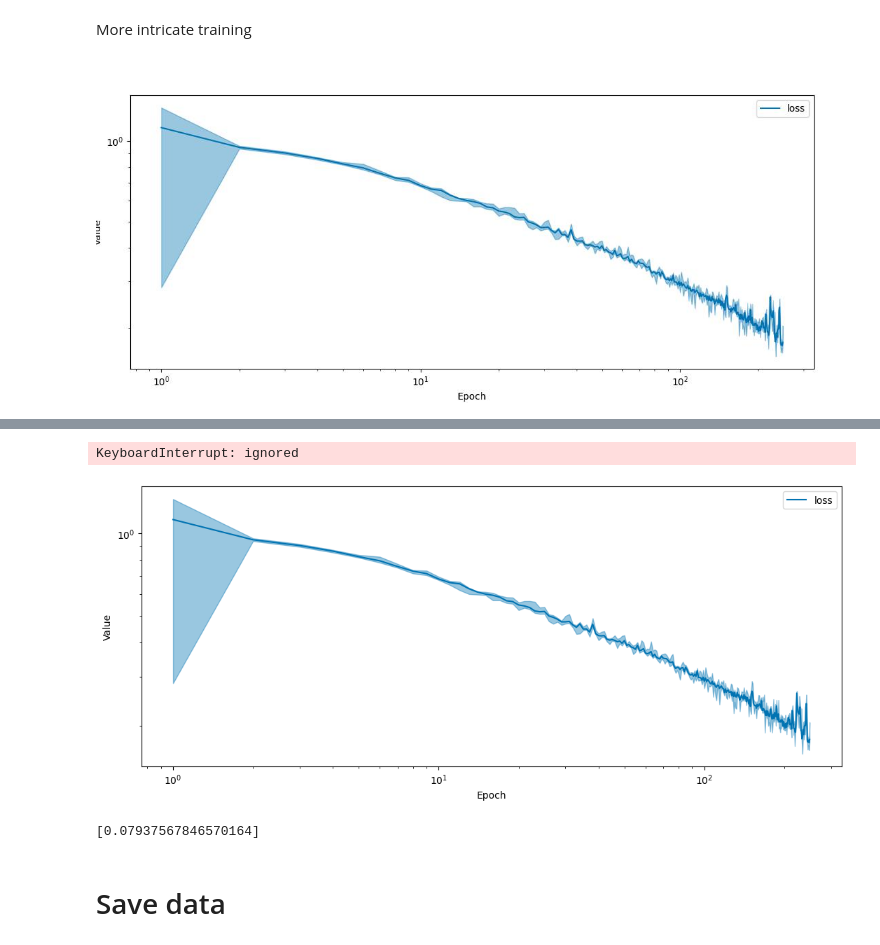
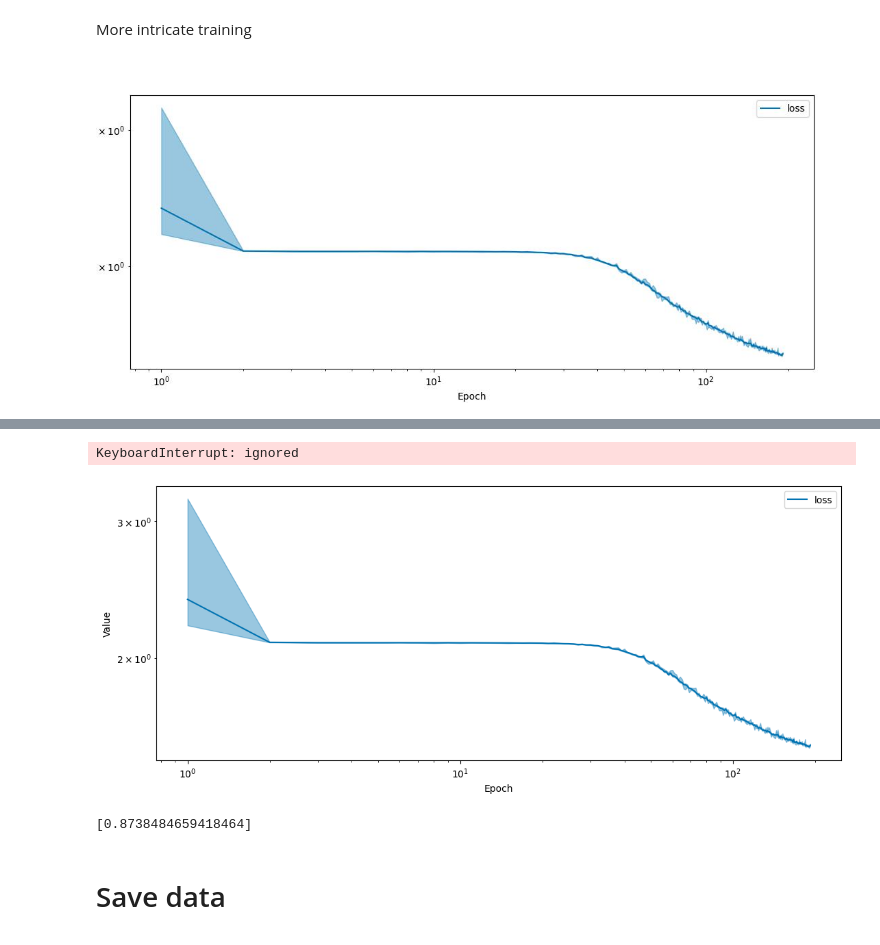
Before and after one commit to Phistian/exjobb, a Jupyter notebook: miguel/training/v_training.ipynb, the cells around one changed output, grey strips where cells are left out. Saved outputs shown, nothing was run; the diff lists cells and outputs as text; code cells hidden in the pictures.

```diff
--- a/miguel/training/v_training.ipynb
+++ b/miguel/training/v_training.ipynb
@@ -177,11 +169,11 @@ import cupy as cp
 # %%
 from traitlets.traitlets import Long
 ## Load data
-data_dict = np.load(datasets_address + "tslj/N10 samples10its100F_P3.npy", allow_pickle=True).item()
+data_dict = np.load(datasets_address + "tslj/N2500outputv samples10 its10 F_P3.npy", allow_pickle=True).item()
 
 
 ## Extract some variables and leave only the dictionary which will be input to the graph extractor
-#node_labels_dim = 1
+node_labels_dim = 2
 box_len = float(data_dict['box_len'])
 del data_dict['box_len']
 interaction_radius = float(data_dict['interaction_radius'])
@@ -413,7 +405,7 @@ More intricate training
 # %%
 
 n_breaks = 1
-n_epochs = 650
+n_epochs = 1000
 n_sub_epochs = int(n_epochs/n_breaks)
 validation_history = []
 histories = []
@@ -427,4 +419,4 @@ for i in range(n_breaks):
         history = model.fit(generator, epochs=n_sub_epochs, callbacks=[callback])
     histories.append(history)
 # %% [output]
-[figure, old version]
+[figure, new version]
@@ -433,5 +425,5 @@ Epoch 250/650
 KeyboardInterrupt: ignored
-[figure, old version]
+[figure, new version]
 # %%
 n_breaks = 1
 n_epochs = 500
@@ -447,7 +439,7 @@ for i in range(n_breaks):
 # %%
 validation_history
 # %% [output]
-[0.07937567846570164]
+[0.8738484659418464]
 # %% [markdown]
 # Save data
 # %% [markdown]
```
Also changed, not shown: parts of 9 cells of this notebook.
